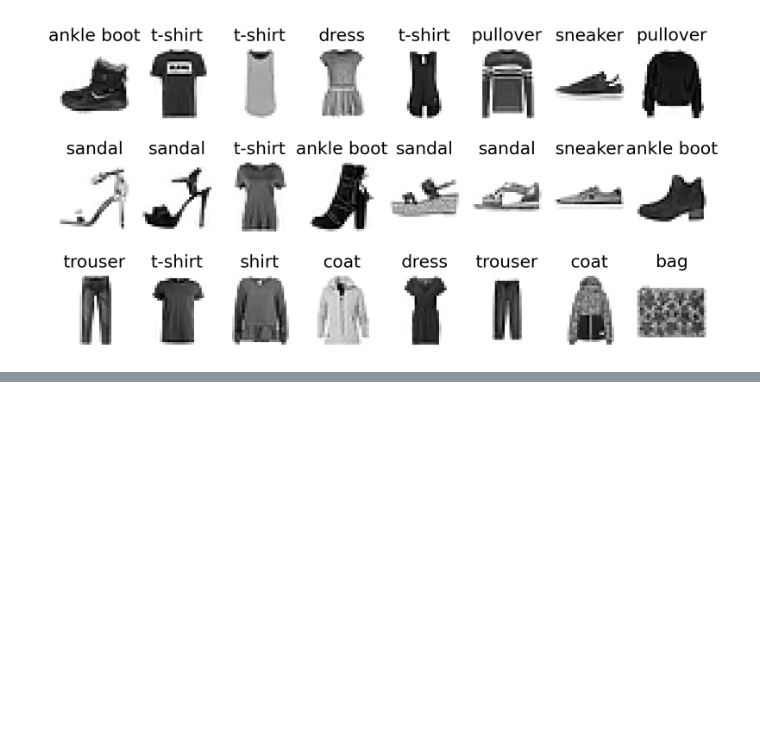
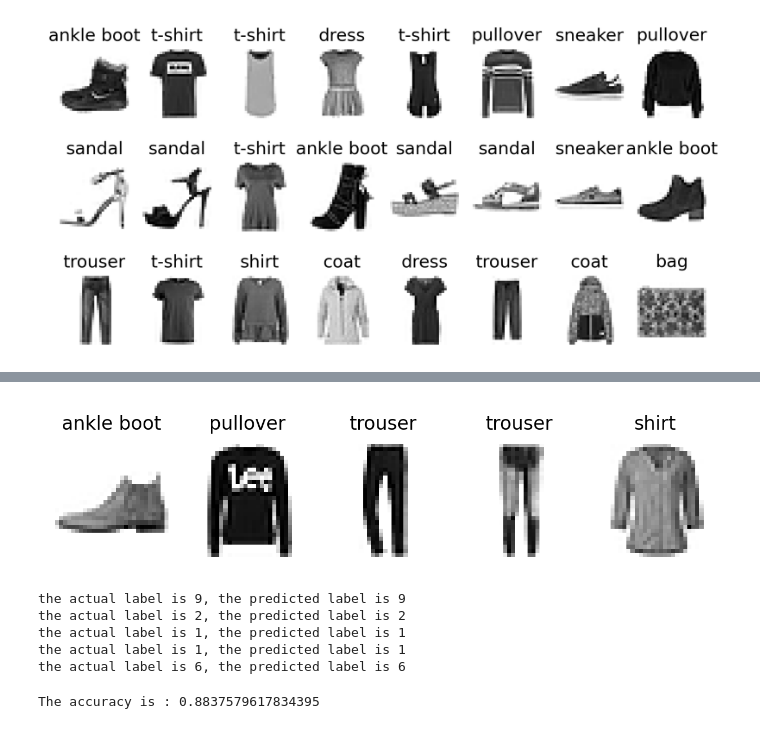
Before and after one commit to Narasim/Python_DLDS, a Jupyter notebook: DNN_MultiClass_Clothes.ipynb, the cells around one changed output, grey strips where cells are left out. Cells and saved outputs as stored; diff of their text form; code cells hidden in the pictures; blank space fills up the shorter version.

```diff
--- a/DNN_MultiClass_Clothes.ipynb
+++ b/DNN_MultiClass_Clothes.ipynb
@@ -77,0 +114,34 @@ plt.show()
+# %%
+learning_rate = 0.001
+optimizer = torch.optim.Adam(model.parameters(), lr = learning_rate)
+loss_fn = nn.CrossEntropyLoss()
+# %%
+def train_epoch():
+    tloss = 0
+    for n, (imgs, labels) in enumerate(train_set_loader):
+        imgs = imgs.reshape(-1, 28*28).to(device)
+        labels = labels.reshape(-1).to(device)
+        preds = model(imgs)
+        loss = loss_fn(preds, labels)
+        optimizer.zero_grad()
+        loss.backward()
+        optimizer.step()
+        tloss += loss.detach()
+    return tloss/n
+# %%
+def val_epoch():
+    vloss = 0
+    for n, (imgs, labels) in enumerate(val_set_loader):
+        imgs = imgs.reshape(-1, 28*28).to(device)
+        labels = labels.reshape(-1,).to(device)
+        preds = model(imgs)
+        loss = loss_fn(preds, labels)
+        vloss += loss.detach()
+    return vloss/n
+# %%
+epochs = 25
+for i in range(epochs):
+    tloss = train_epoch()
+    print(tloss)
+    vloss = val_epoch()
+    print(vloss)
@@ -77,0 +166,41 @@ plt.show()
+# %%
+plt.figure(dpi = 300, figsize = (5, 1))
+for i in range(5):
+    ax = plt.subplot(1 , 5, i+1)
+    img = test_set[i][0]
+    img = img/2 + 0.5
+    img = img.reshape(28,28)
+    plt.imshow(img, cmap = 'binary')
+    plt.axis('off')
+    plt.title(text_labels[test_set[i][1]], fontsize = 8)
+# %% [output]
+[figure, added]
+# %%
+for i in range(5):
+    img = test_set[i][0]
+    act_label = test_set[i][1]
+    img = img.reshape(-1, 28*28).to(device)
+    pred_label = model(img)
+    pred_index = torch.argmax(pred_label, dim = 1)
+    idx = pred_index.item()
+    print(f"the actual label is {act_label}, the predicted label is {idx}")
+# %% [output]
+the actual label is 9, the predicted label is 9
+the actual label is 2, the predicted label is 2
+the actual label is 1, the predicted label is 1
+the actual label is 1, the predicted label is 1
+the actual label is 6, the predicted label is 6
+# %%
+results = []
+for n, (imgs, labels) in enumerate(test_set_loader):
+    imgs = imgs.reshape(-1, 28*28).to(device)
+    labels = labels.reshape(-1,).to(device)
+    preds = model(imgs)
+    pred_indices = torch.argmax(preds, dim = 1)
+    correct = (pred_indices == labels)
+    results.append(correct.detach().cpu().numpy().mean())
+
+accuracy = np.array(results).mean()
+print(f'The accuracy is : {accuracy}')
+# %% [output]
+The accuracy is : 0.8837579617834395
```
Also changed, not shown: parts of 5 cells of this notebook.
